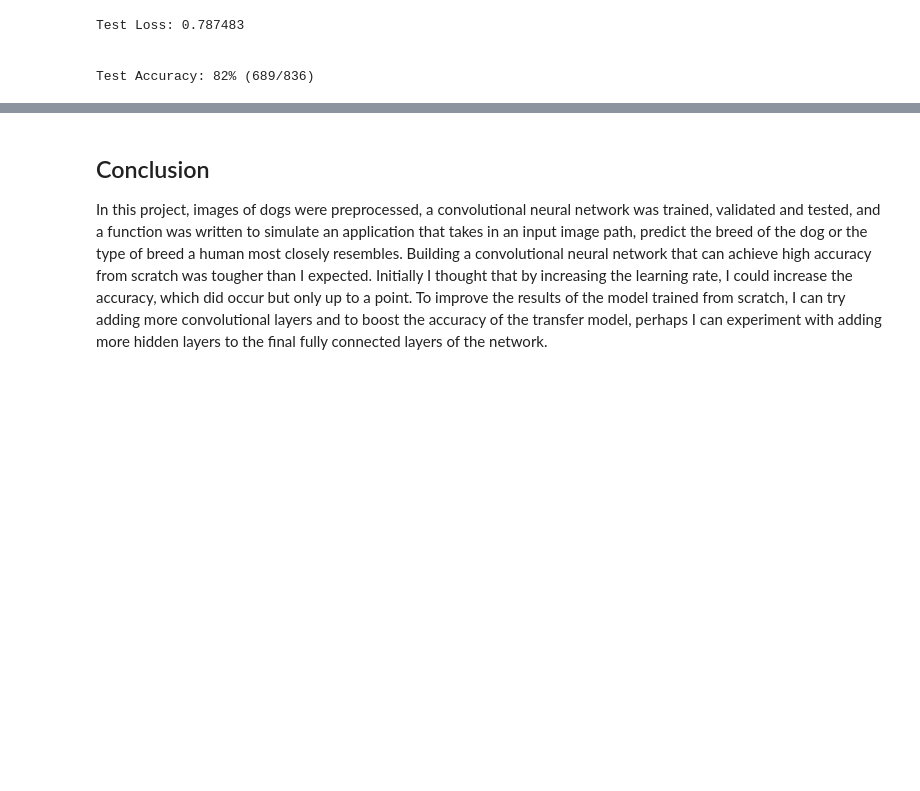
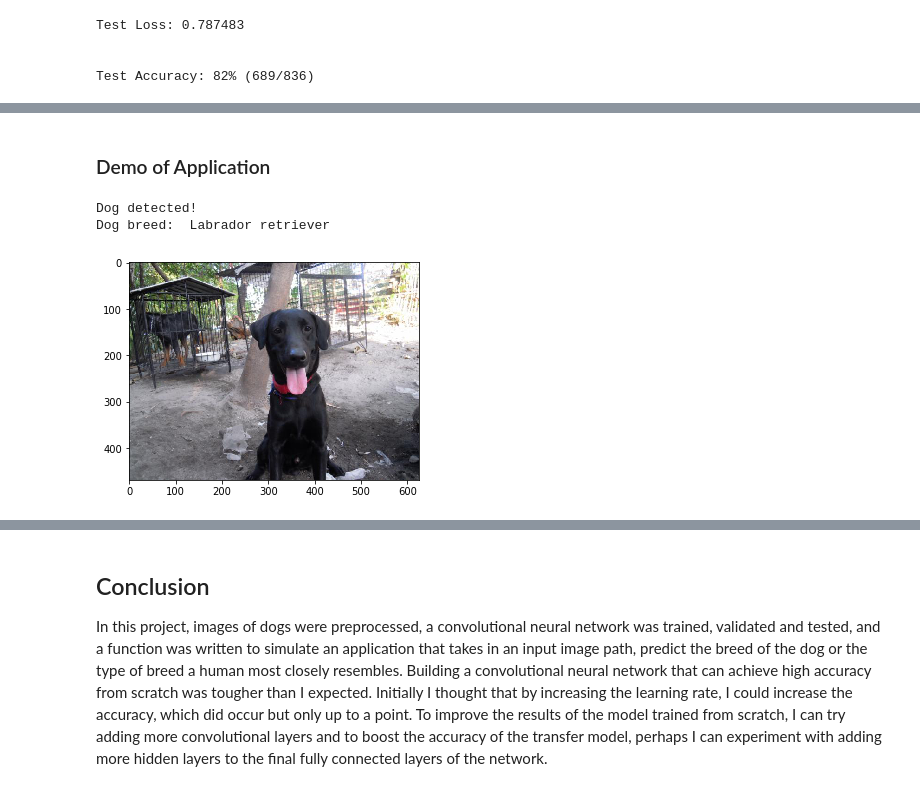
Before and after one commit to valmsmith39a/u-g-image-recognition-capstone, a Jupyter notebook: udacity_capstone_dog_breed_classifier.ipynb, the cells around one changed output, grey strips where cells are left out. Drawn from its saved outputs; the diff is of its cells as text; code cells hidden in the pictures; blank space fills up the shorter version.

Commit message:
training with increased learning rate, add application examples

```diff
--- a/udacity_capstone_dog_breed_classifier.ipynb
+++ b/udacity_capstone_dog_breed_classifier.ipynb
@@ -453,0 +599,2 @@ ground truth: /images/georgew
+# %% [markdown]
+### Demo of Application
@@ -453,0 +668,49 @@ ground truth: /images/georgew
+# %%
+def run_app(img_path):
+    ## handle cases for a human face, dog, and neither
+    """Application: Preprocess, Predict
+    Args:
+        Img_path (str): path to image
+
+    Returns:
+        None: Outputs result of predictions
+    """
+
+    is_dog = detect_dog(img_path)
+
+    if is_dog:
+        print('Dog detected!')
+        dog_breed = predict_dog_breed(img_path)
+        class_names = [item[4:].replace("_", " ") for item in image_datasets['train'].classes]
+        idx_to_class = {idx: breed for idx, breed in enumerate(class_names)}
+        print('Dog breed: ', idx_to_class[dog_breed])
+        display_image(img_path)
+    else:
+        is_human = detect_human(img_path)
+
+        if is_human:
+            print('Human detected!')
+            display_image(img_path)
+            dog_breed_resemblance = predict_dog_breed(img_path)
+            class_names = [item[4:].replace("_", " ") for item in image_datasets['train'].classes]
+            idx_to_class = {idx: breed for idx, breed in enumerate(class_names)}
+            dog_breed_resembled = idx_to_class[dog_breed_resemblance]
+            file_paths = [file for file in dog_files if dog_breed_resembled.replace(' ', '_') in file]
+            if file_paths:
+                print('Dog breed resembled: ', dog_breed_resembled)
+                display_image(file_paths[0])
+
+            else:
+                print('No image path found')
+
+        else:
+            print('Not a dog or human')
+# %%
+# Example 1: Dog image
+# Ground truth, as indicated in file path is Labrador Retriever
+user_img_path = './images/Labrador_retriever_06449.jpg'
+run_app(user_img_path)
+# %% [output]
+Dog detected!
+Dog breed:  Labrador retriever
+[figure, added]
```
Also changed, not shown: parts of 20 cells of this notebook.
